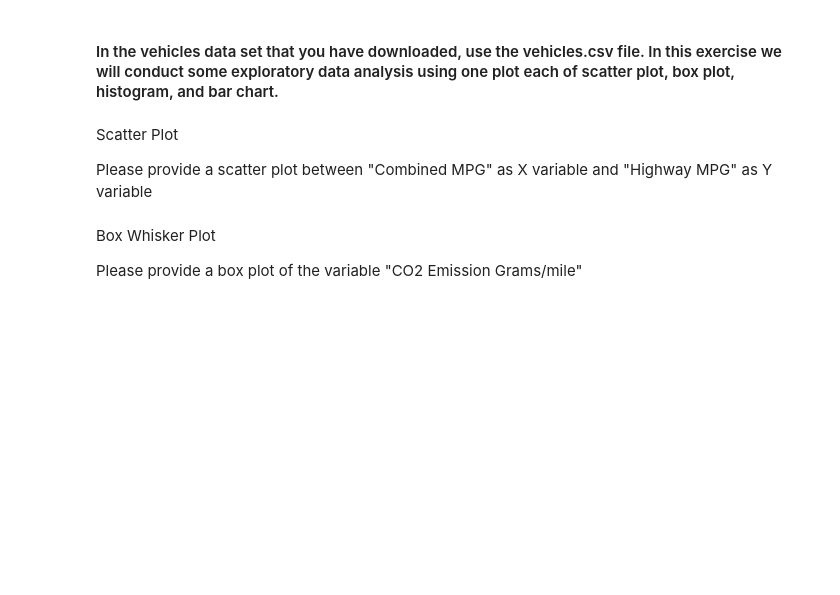
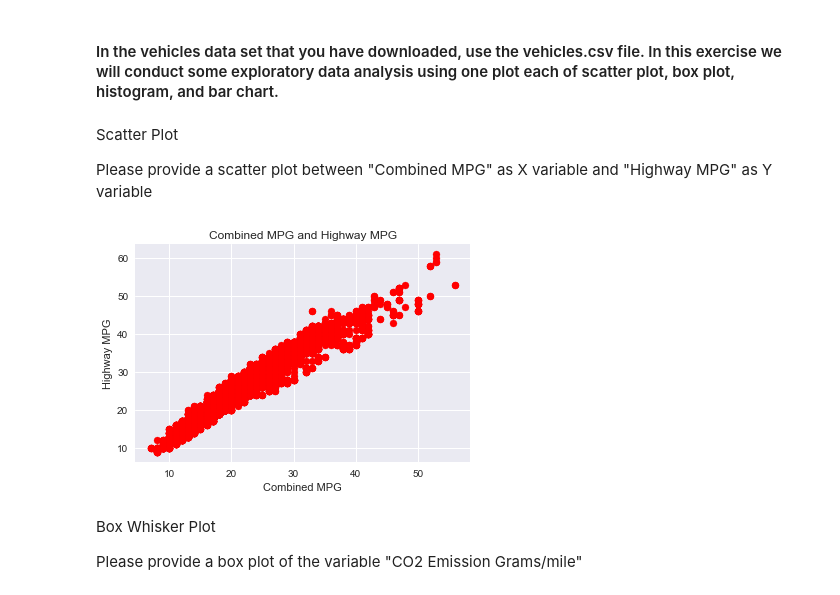
Before and after one commit to valjime95/datamex1019, a Jupyter notebook: module-2/lab-matplotlib-seaborn/your-code/challenge-1.ipynb, the cells around one changed output. Saved outputs shown, nothing was run; the diff lists cells and outputs as text; code cells hidden in the pictures; blank space fills up the shorter version.

```diff
--- a/module-2/lab-matplotlib-seaborn/your-code/challenge-1.ipynb
+++ b/module-2/lab-matplotlib-seaborn/your-code/challenge-1.ipynb
@@ -94,3 +106,13 @@ Please provide a scatter plot between "Combined MPG" as X variable and
+# %%
+cars = pd.read_csv('vehicles.csv')
+cars = pd.DataFrame(cars)
+# %%
+plt.scatter(cars['Combined MPG'],cars['Highway MPG'], color= 'red')
+plt.title('Combined MPG and Highway MPG')
+plt.xlabel('Combined MPG')
+plt.ylabel('Highway MPG');
+# %% [output]
+[figure, added]
 # %% [markdown]
 Box Whisker Plot
 
```
Also changed, not shown: parts of 12 cells of this notebook, 18 other files.
